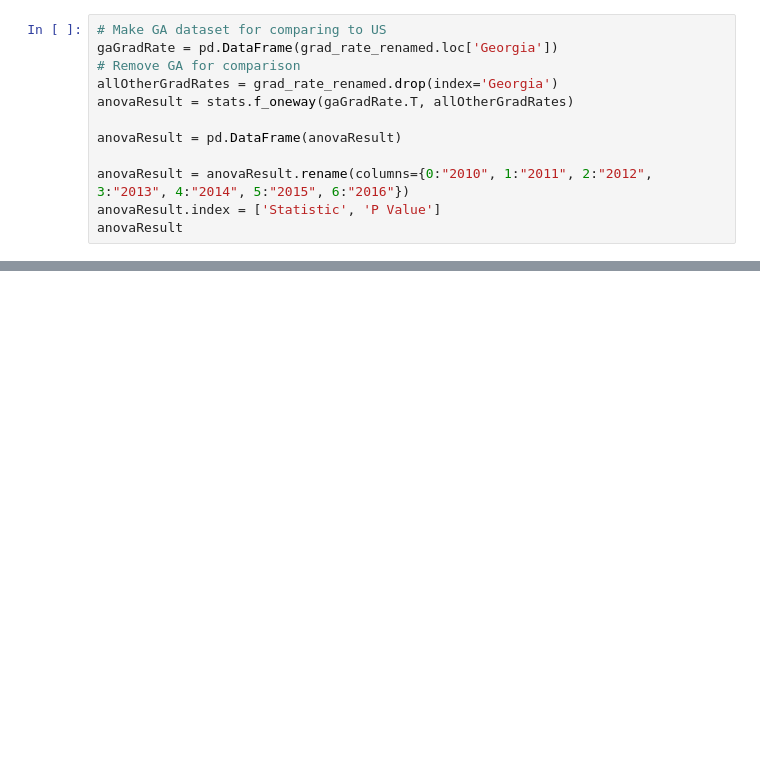
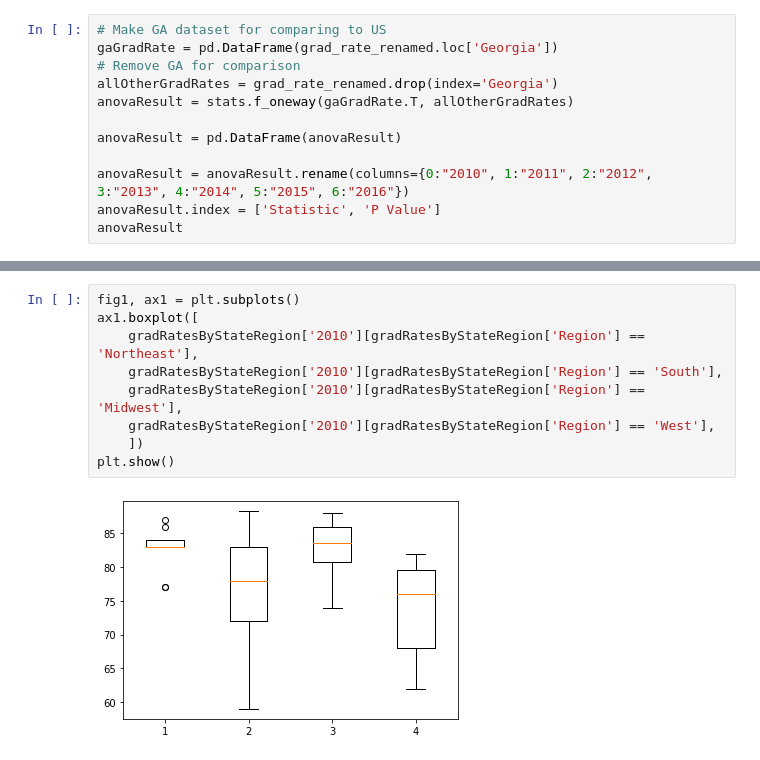
Before and after one commit to ScriptMigo/Project-1, a Jupyter notebook: teacher.ipynb, the cells around one changed output, grey strips where cells are left out. Cells and saved outputs as stored; diff of their text form; blank space fills up the shorter version.

Commit message:
Box plots added

```diff
--- a/teacher.ipynb
+++ b/teacher.ipynb
@@ -146,0 +159,11 @@ midWestGradRates
+# %%
+fig1, ax1 = plt.subplots()
+ax1.boxplot([
+    gradRatesByStateRegion['2010'][gradRatesByStateRegion['Region'] == 'Northeast'],
+    gradRatesByStateRegion['2010'][gradRatesByStateRegion['Region'] == 'South'],
+    gradRatesByStateRegion['2010'][gradRatesByStateRegion['Region'] == 'Midwest'],
+    gradRatesByStateRegion['2010'][gradRatesByStateRegion['Region'] == 'West'],
+    ])
+plt.show()
+# %% [output]
+[figure, added]
```
Also changed, not shown: parts of 8 cells of this notebook.
